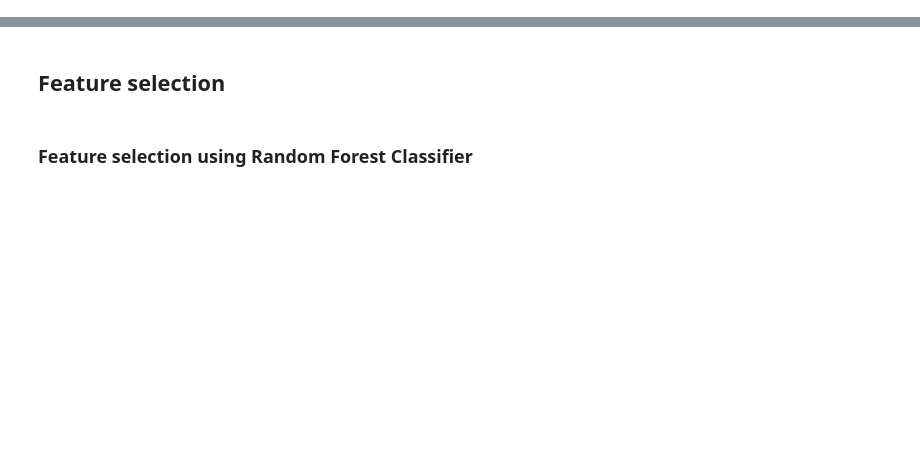
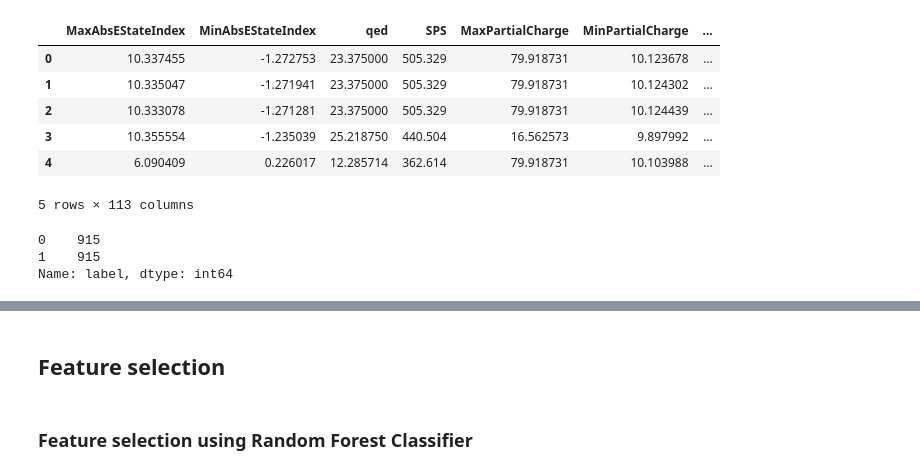
Before and after one commit to Protolaw/a2a_binary_classifier, a Jupyter notebook: feature_selection.ipynb, the cells around one changed output, grey strips where cells are left out. Saved outputs shown, nothing was run; the diff lists cells and outputs as text; code cells hidden in the pictures; blank space fills up the shorter version.

Commit message:
selected data load

```diff
--- a/feature_selection.ipynb
+++ b/feature_selection.ipynb
@@ -20,6 +20,14 @@ pics = './images'
 # %%
-df = pd.read_csv('./data/balanced_dataframe.csv', index_col=None)
+df = pd.read_csv(f'{data_path}/balanced_dataframe.csv', index_col=None)
 df.head()
+# %% [output]
+|  | MaxAbsEStateIndex | MinAbsEStateIndex | qed | SPS | MaxPartialCharge | MinPartialCharge | ... |
+| 0 | 10.337455 | -1.272753 | 23.375000 | 505.329 | 79.918731 | 10.123678 | ... |
+| 1 | 10.335047 | -1.271941 | 23.375000 | 505.329 | 79.918731 | 10.124302 | ... |
+| 2 | 10.333078 | -1.271281 | 23.375000 | 505.329 | 79.918731 | 10.124439 | ... |
+| 3 | 10.355554 | -1.235039 | 25.218750 | 440.504 | 16.562573 | 9.897992 | ... |
+| 4 | 6.090409 | 0.226017 | 12.285714 | 362.614 | 79.918731 | 10.103988 | ... |
+5 rows × 113 columns
 # %%
 X = df.drop(columns=['label'])
 y = df['label']
@@ -30,6 +38,10 @@ X_train, X_test, y_train, y_test = train_test_split(X, y,
                                                     stratify=y
                                                     )
 y_test.value_counts()
+# %% [output]
+0    915
+1    915
+Name: label, dtype: int64
 # %%
 data_preparation = DataPreparation(X_train, X_test, y_train, y_test)
 
```
Also changed, not shown: parts of 18 cells of this notebook, 1 other file.
